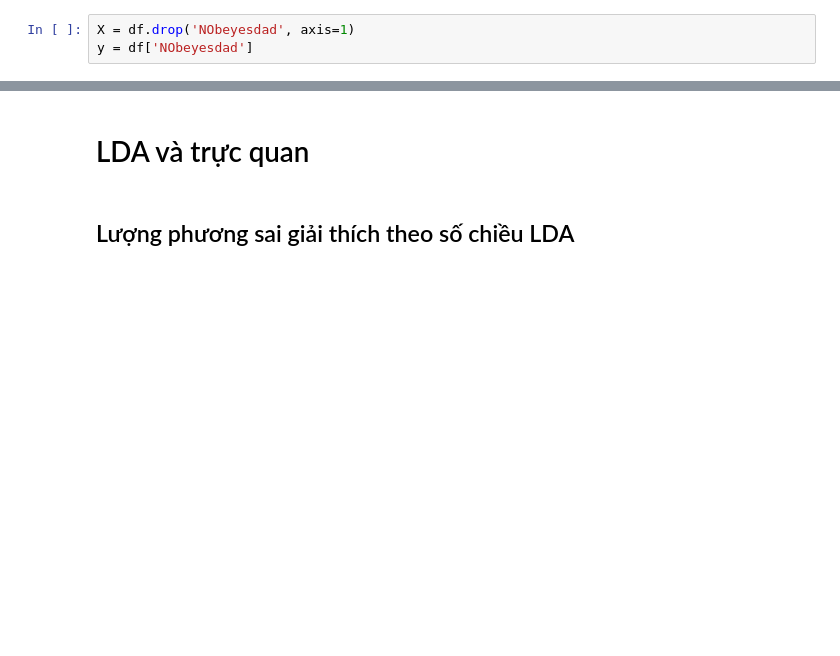
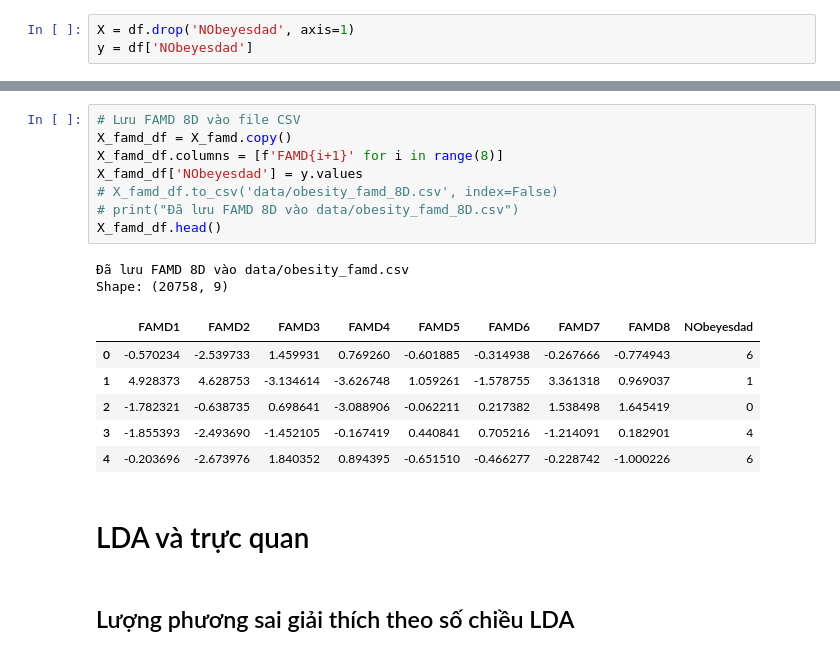
Before and after one commit to tranminhduc9/Obesity_Predict_ML, a Jupyter notebook: dimension_reduction.ipynb, the cells around one changed output, grey strips where cells are left out. Saved outputs shown, nothing was run; the diff lists cells and outputs as text; blank space fills up the shorter version.

```diff
--- a/dimension_reduction.ipynb
+++ b/dimension_reduction.ipynb
@@ -124,3 +113,20 @@ PC8: 5.47%
+# %%
+# Lưu FAMD 8D vào file CSV
+X_famd_df = X_famd.copy()
+X_famd_df.columns = [f'FAMD{i+1}' for i in range(8)]
+X_famd_df['NObeyesdad'] = y.values
+# X_famd_df.to_csv('data/obesity_famd_8D.csv', index=False)
+# print("Đã lưu FAMD 8D vào data/obesity_famd_8D.csv")
+X_famd_df.head()
+# %% [output]
+Đã lưu FAMD 8D vào data/obesity_famd.csv
+Shape: (20758, 9)
+|  | FAMD1 | FAMD2 | FAMD3 | FAMD4 | FAMD5 | FAMD6 | FAMD7 | FAMD8 | NObeyesdad |
+| 0 | -0.570234 | -2.539733 | 1.459931 | 0.769260 | -0.601885 | -0.314938 | -0.267666 | -0.774943 | 6 |
+| 1 | 4.928373 | 4.628753 | -3.134614 | -3.626748 | 1.059261 | -1.578755 | 3.361318 | 0.969037 | 1 |
+| 2 | -1.782321 | -0.638735 | 0.698641 | -3.088906 | -0.062211 | 0.217382 | 1.538498 | 1.645419 | 0 |
+| 3 | -1.855393 | -2.493690 | -1.452105 | -0.167419 | 0.440841 | 0.705216 | -1.214091 | 0.182901 | 4 |
+| 4 | -0.203696 | -2.673976 | 1.840352 | 0.894395 | -0.651510 | -0.466277 | -0.228742 | -1.000226 | 6 |
 # %% [markdown]
 # LDA và trực quan
 # %% [markdown]
```
Also changed, not shown: parts of 17 cells of this notebook, 14 other files.
